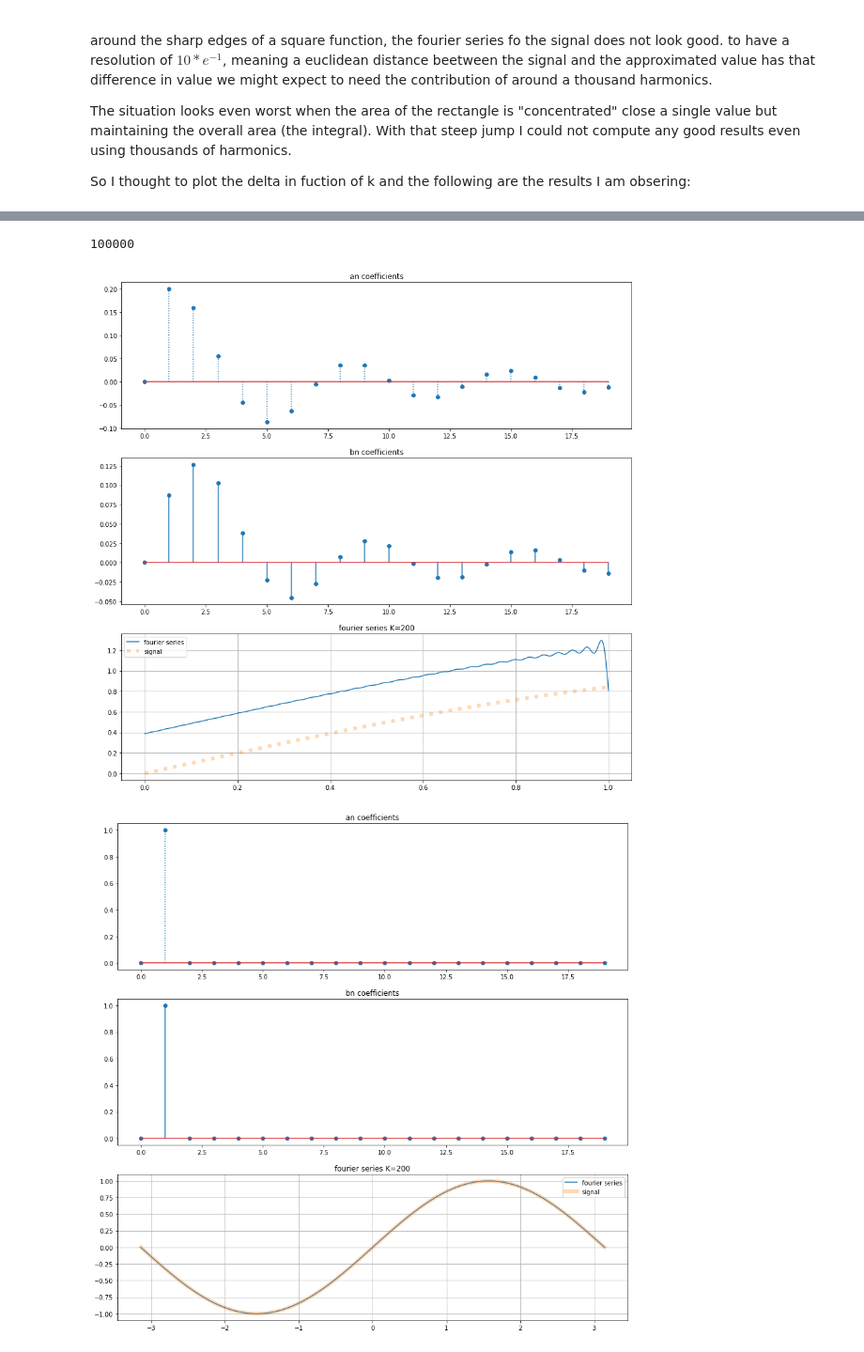
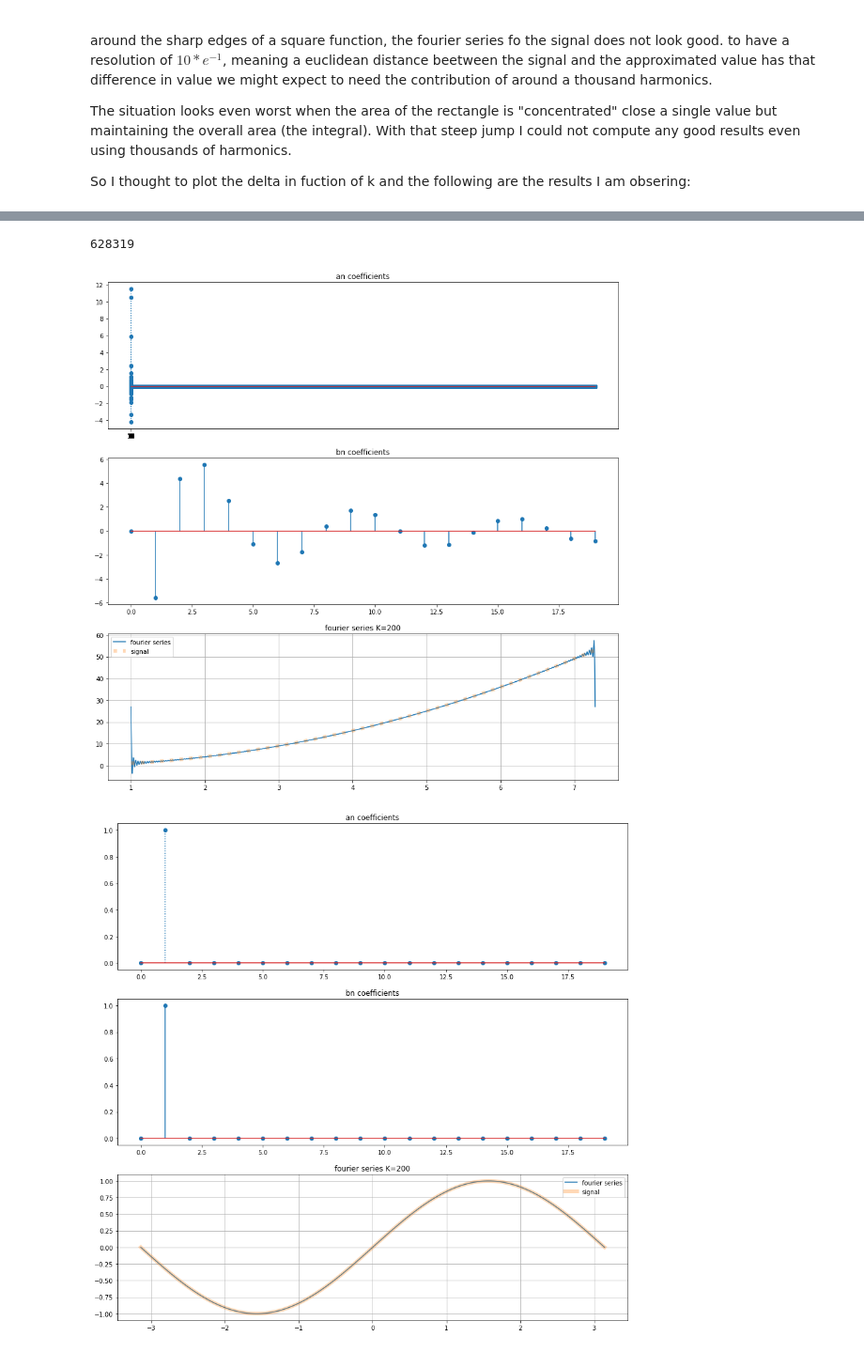
Before and after one commit to invzz/MasterOfComputerScience, a Jupyter notebook: 2021-2022/DSIP/pynb/Labo 1 - Fourier series - STUDENTS.ipynb, the cells around one changed output, grey strips where cells are left out. Shown at 94% size. Cells and saved outputs as stored; diff of their text form; code cells hidden in the pictures.

```diff
--- a/2021-2022/DSIP/pynb/Labo 1 - Fourier series - STUDENTS.ipynb
+++ b/2021-2022/DSIP/pynb/Labo 1 - Fourier series - STUDENTS.ipynb
@@ -457,42 +456,49 @@ ValueError: x and y must have same first dimension, but have shapes (4,) and (2,
 # %%
 dx = 0.00001
-x = np.arange(0,1,dx)
-signal = np.sin(x)
+x = np.arange(1,np.pi*2+1,dx)
+signal = np.square(x)
 
 def get_series(x, signal, K):
     reconstructed_signal, a_0, a, b = fseries(x,signal,K)
     for aa in a:
         print(aa)
 
     return reconstructed_signal
 
 
 fig, ax = plt.subplots(3)
 
 reconstructed_signal, a_0, a, b = fseries(x,signal,200)
 
+# grid scaling for plot
+#major_ticks = np.arange(0, 20, 1 )
+#minor_ticks = np.arange(0, 20, 1 * 0.1 )
+
 ax[0].set_title("an coefficients")
-ax[0].stem(a[:20] + b [:20],linefmt =':', label="an coefficients")
+ax[0].stem(a + b ,linefmt =':', label="an coefficients")
 
 ax[1].set_title("bn coefficients")
 ax[1].stem(b[:20], label="bn coefficients")
 
 ax[2].set_title("fourier series K=200")
 ax[2].plot(x, reconstructed_signal ,label="fourier series")
 ax[2].plot(x, signal,label="signal", linestyle = 'dotted' , linewidth=6,alpha=0.3)
 ax[2].grid()
 ax[2].legend()
 fig.set_figheight(15)
 
-
+ax[0].set_xticks(major_ticks)
+ax[0].set_xticks(minor_ticks, minor=True)
+#ax[0].grid(which='minor', alpha=0.2)
+#ax[0].grid(which='major', alpha=0.5)
 
 # ax.plot(x, signal)
 # ax.plot(x, get_series(x,signal,200))
 print(len(signal))
 plt.show()
 # %% [output]
-100000
+628319
-[figure, old version]
+[figure, new version]
 # %%
 x = np.arange(-np.pi,np.pi,dx)
 signal = np.sin(x) + (0.001 * np.cos(300*x))
```
Also changed, not shown: parts of 1 cell of this notebook, 1 other file.
